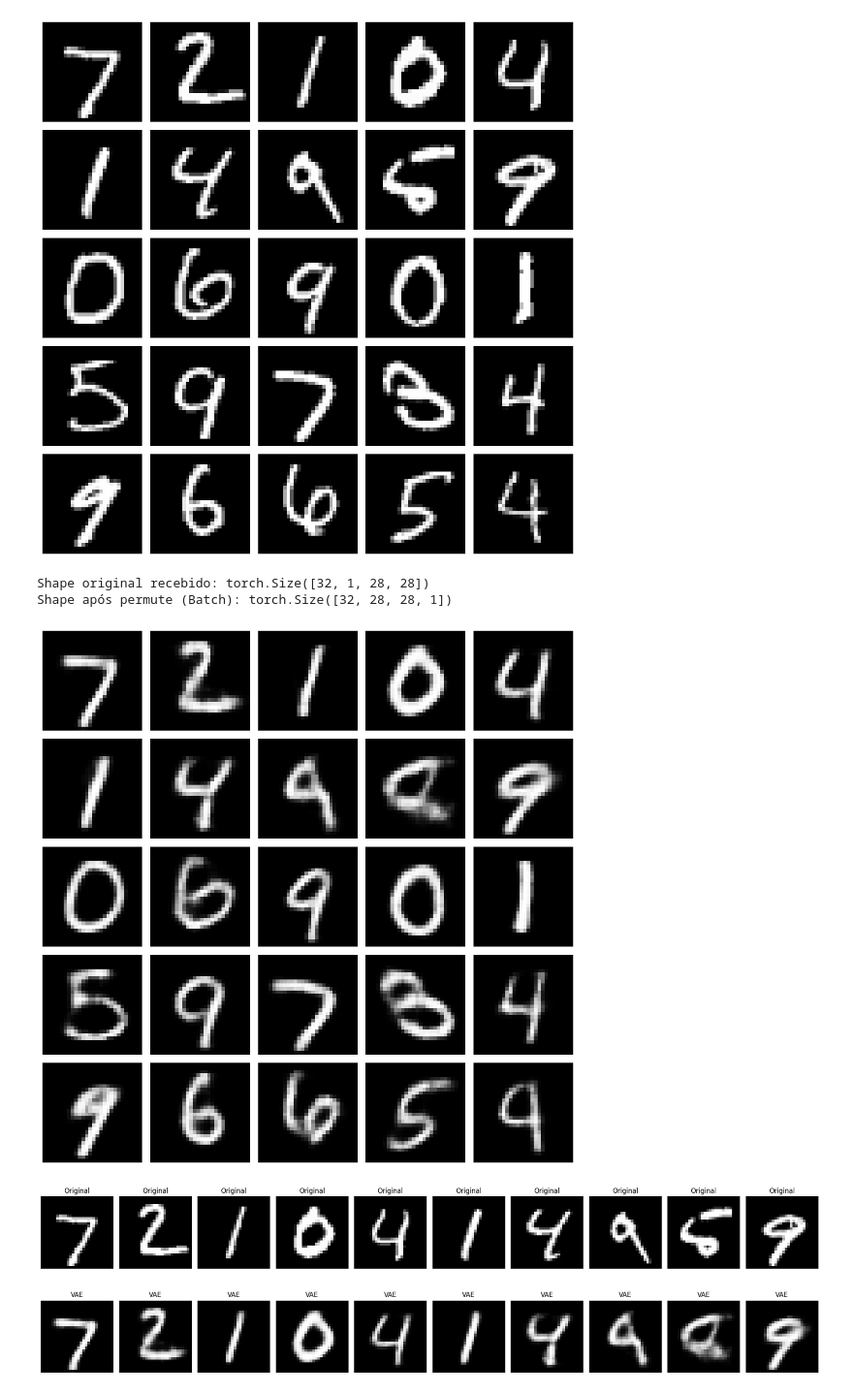
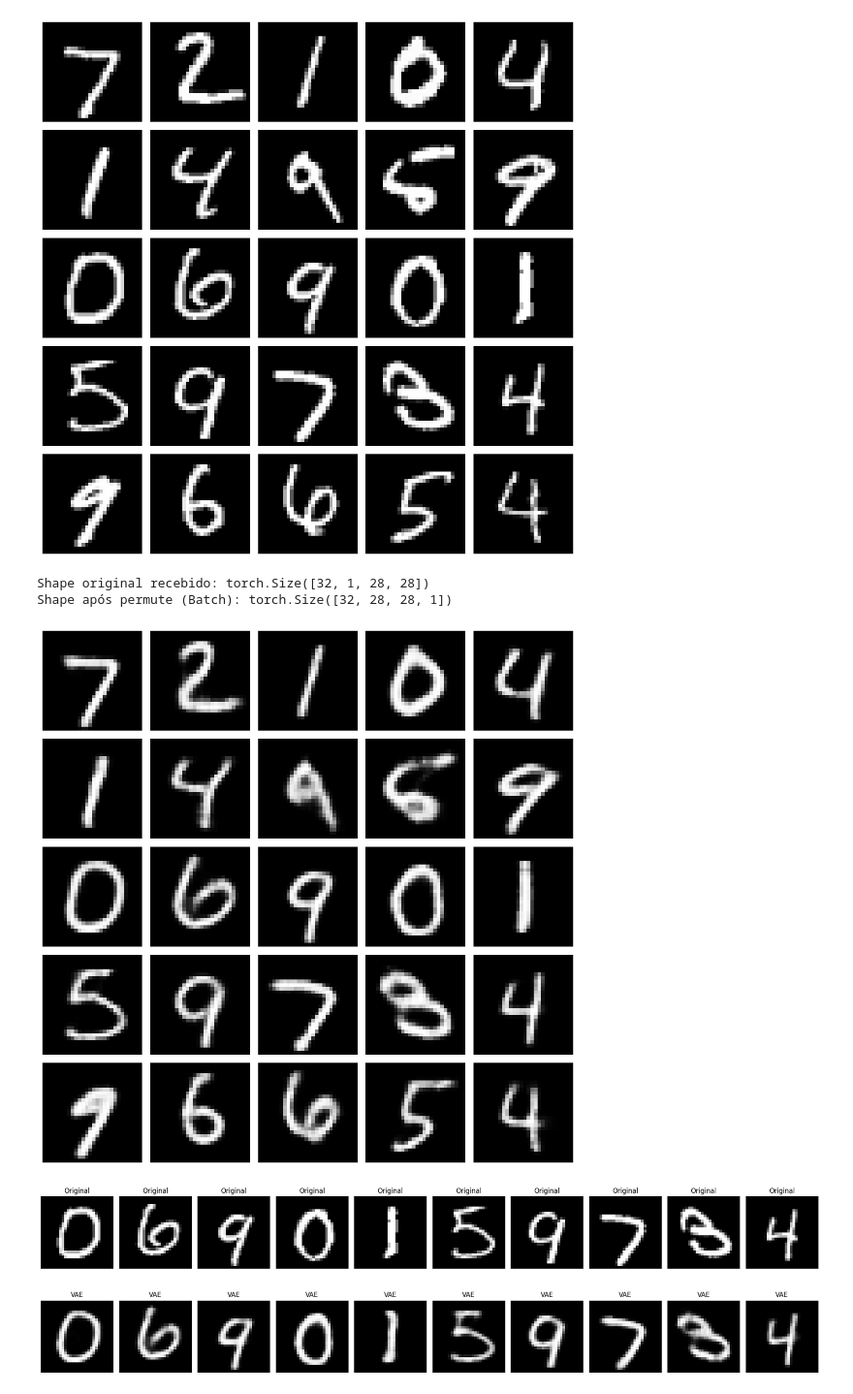
Before and after one commit to SessyoinKirin/MachineLearning, a Jupyter notebook: extra/VAE/vae.ipynb, the cells around one changed output. Shown at 97% size. Drawn from its saved outputs; the diff is of its cells as text; code cells hidden in the pictures.

```diff
--- a/extra/VAE/vae.ipynb
+++ b/extra/VAE/vae.ipynb
@@ -12,10 +12,10 @@ dataset_path = './datasets/mnist'
 DEVICE = torch.device( "cpu")
 batch_size = 32
 
-latent_dim = 10
+latent_dim = 15
 
 lr = 1e-3
-num_epochs = 50
+num_epochs = 100
 # %%
 from torchvision.datasets import MNIST
 import torchvision.transforms as transforms
@@ -182,7 +182,7 @@ for epoch in range(num_epochs):
 
         optimizer.zero_grad()
 
-        y_hat, mean, logvar = model(x)
+        y_hat, mean, logvar = model(x, y)
 
         # Printando a média e o logvar do primeiro item do batch
         if batch_idx == 0: # Printa apenas no primeiro batch para não inundar a tela
@@ -290,7 +290,7 @@ show_image(y_hat, idx=25)
 # %% [output]
 Shape original recebido: torch.Size([32, 1, 28, 28])
 Shape após permute (Batch): torch.Size([32, 28, 28, 1])
-[figure, old version]
+[figure, new version]
 # %%
 import matplotlib.pyplot as plt
 import torch
@@ -301,33 +301,33 @@ with torch.no_grad():
         # x já vem do loader como [B, 3, H, W]
         x = x.to(DEVICE)
         y_hat, _, _ = model(x)
         break
 
 n = 10
 plt.figure(figsize=(20, 6)) # Aumentei um pouco a altura para caber melhor os títulos
 
 for i in range(n):
     # --- Imagem Original ---
     ax = plt.subplot(2, n, i + 1)
 
     # Prepara a imagem: move canais para o final [3, 28, 28] -> [28, 28, 3]
-    img_original = x[i].cpu().permute(1, 2, 0)
+    img_original = x[i+10].cpu().permute(1, 2, 0)
 
     plt.imshow(img_original, cmap='gray') # Usando cmap='gray' para garantir que as imagens em escala de cinza sejam exibidas corretamente
     plt.title("Original")
     ax.axis('off')
 
     # --- Imagem Reconstruída ---
     ax = plt.subplot(2, n, i + 1 + n)
 
     # Mesmo processo para a reconstrução
-    img_reconstruida = y_hat[i].cpu().permute(1, 2, 0)
+    img_reconstruida = y_hat[i+10].cpu().permute(1, 2, 0)
 
     plt.imshow(img_reconstruida, cmap='gray') # Usando cmap='gray' para garantir que as imagens em escala de cinza sejam exibidas corretamente
     plt.title("VAE")
     ax.axis('off')
 
 plt.tight_layout()
 plt.show()
 # %% [output]
-[figure, old version]
+[figure, new version]
```
Also changed, not shown: parts of 2 cells of this notebook.
